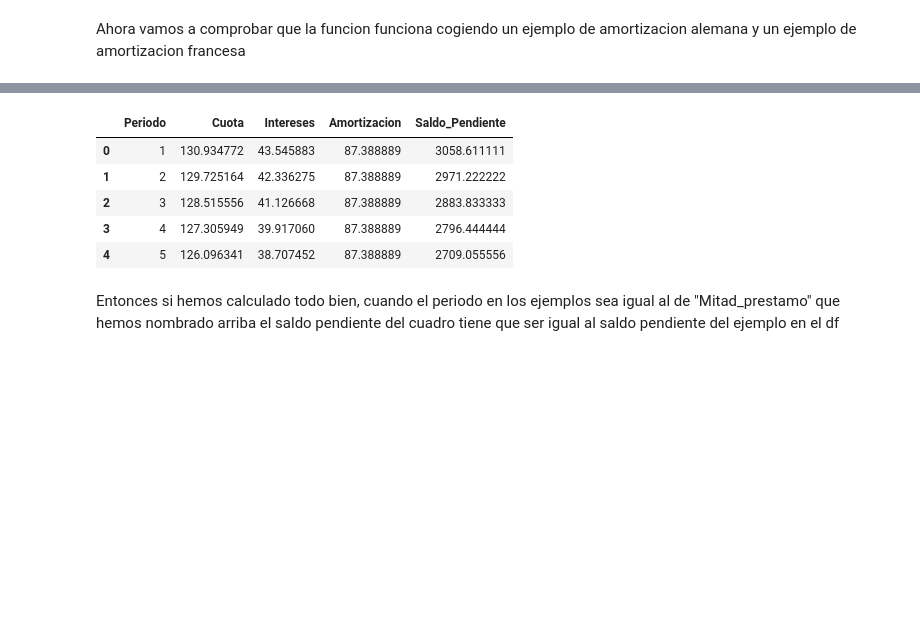
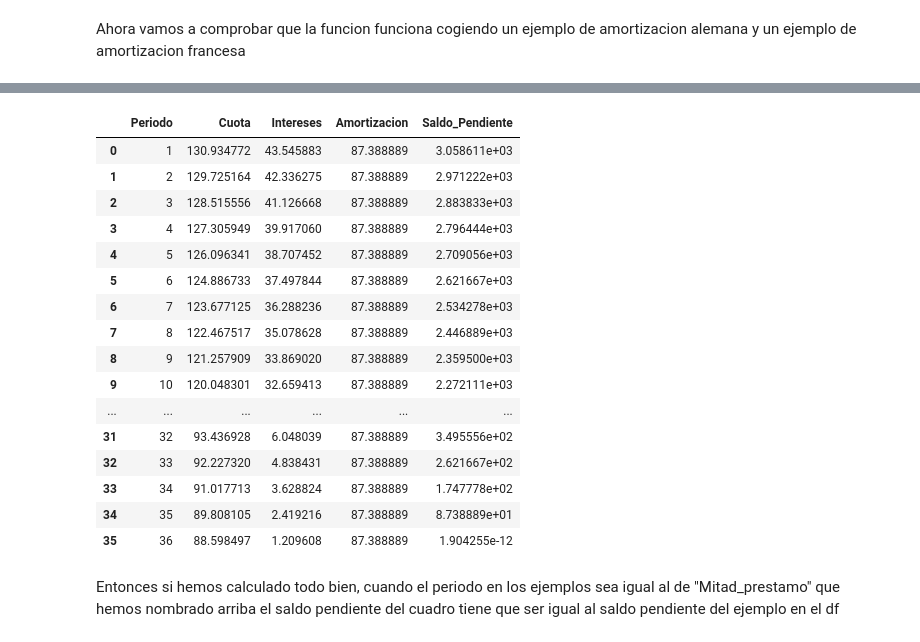
Before and after one commit to Guilleurre/Reto-05-Grupo-Verde-Oscuro, a Jupyter notebook: Calculo_de_amortizaciones.ipynb, the cells around one changed output, grey strips where cells are left out. Cells and saved outputs as stored; diff of their text form; code cells hidden in the pictures; blank space fills up the shorter version.

```diff
--- a/Calculo_de_amortizaciones.ipynb
+++ b/Calculo_de_amortizaciones.ipynb
@@ -275,12 +287,23 @@ cuadro_fr.head()
 # %%
-cuadro_al.head()
+display(cuadro_al)
 # %% [output]
 |  | Periodo | Cuota | Intereses | Amortizacion | Saldo_Pendiente |
-| 0 | 1 | 130.934772 | 43.545883 | 87.388889 | 3058.611111 |
-| 1 | 2 | 129.725164 | 42.336275 | 87.388889 | 2971.222222 |
-| 2 | 3 | 128.515556 | 41.126668 | 87.388889 | 2883.833333 |
-| 3 | 4 | 127.305949 | 39.917060 | 87.388889 | 2796.444444 |
-| 4 | 5 | 126.096341 | 38.707452 | 87.388889 | 2709.055556 |
+| 0 | 1 | 130.934772 | 43.545883 | 87.388889 | 3.058611e+03 |
+| 1 | 2 | 129.725164 | 42.336275 | 87.388889 | 2.971222e+03 |
+| 2 | 3 | 128.515556 | 41.126668 | 87.388889 | 2.883833e+03 |
+| 3 | 4 | 127.305949 | 39.917060 | 87.388889 | 2.796444e+03 |
+| 4 | 5 | 126.096341 | 38.707452 | 87.388889 | 2.709056e+03 |
+| 5 | 6 | 124.886733 | 37.497844 | 87.388889 | 2.621667e+03 |
+| 6 | 7 | 123.677125 | 36.288236 | 87.388889 | 2.534278e+03 |
+| 7 | 8 | 122.467517 | 35.078628 | 87.388889 | 2.446889e+03 |
+| 8 | 9 | 121.257909 | 33.869020 | 87.388889 | 2.359500e+03 |
+| 9 | 10 | 120.048301 | 32.659413 | 87.388889 | 2.272111e+03 |
+| ... | ... | ... | ... | ... | ... |
+| 31 | 32 | 93.436928 | 6.048039 | 87.388889 | 3.495556e+02 |
+| 32 | 33 | 92.227320 | 4.838431 | 87.388889 | 2.621667e+02 |
+| 33 | 34 | 91.017713 | 3.628824 | 87.388889 | 1.747778e+02 |
+| 34 | 35 | 89.808105 | 2.419216 | 87.388889 | 8.738889e+01 |
+| 35 | 36 | 88.598497 | 1.209608 | 87.388889 | 1.904255e-12 |
 # %% [markdown]
 Entonces si hemos calculado todo bien, cuando el periodo en los ejemplos sea igual al de "Mitad_prestamo" que hemos nombrado arriba el saldo pendiente del cuadro tiene que ser igual al saldo pendiente del ejemplo en el df
 # %%
```
Also changed, not shown: parts of 9 cells of this notebook.
